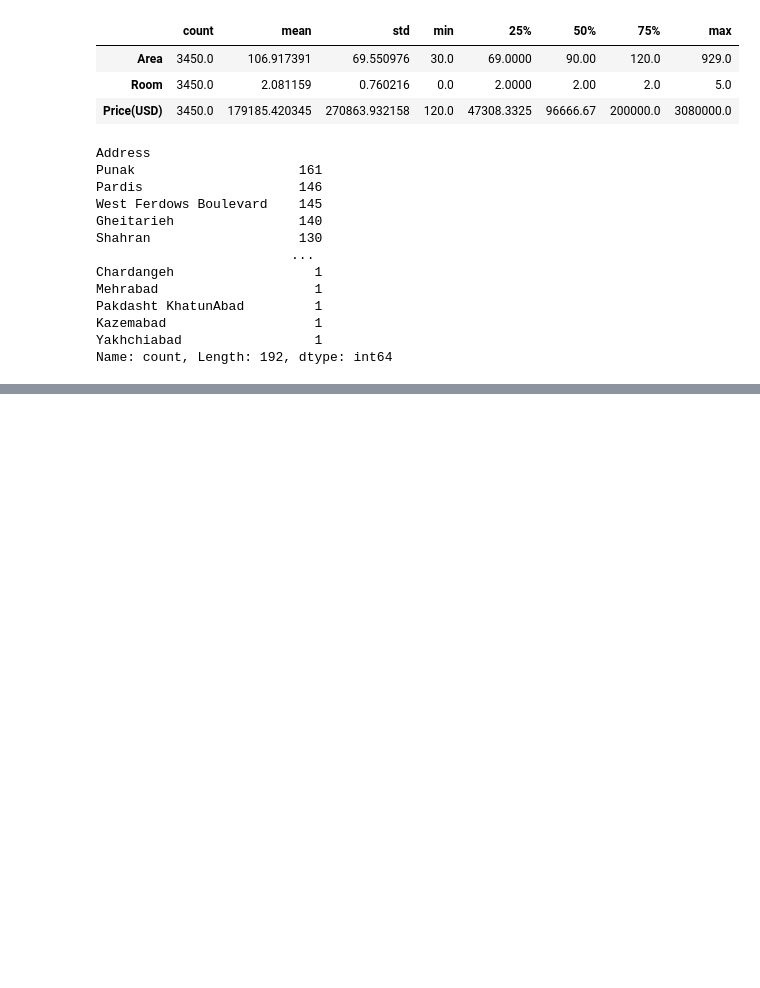
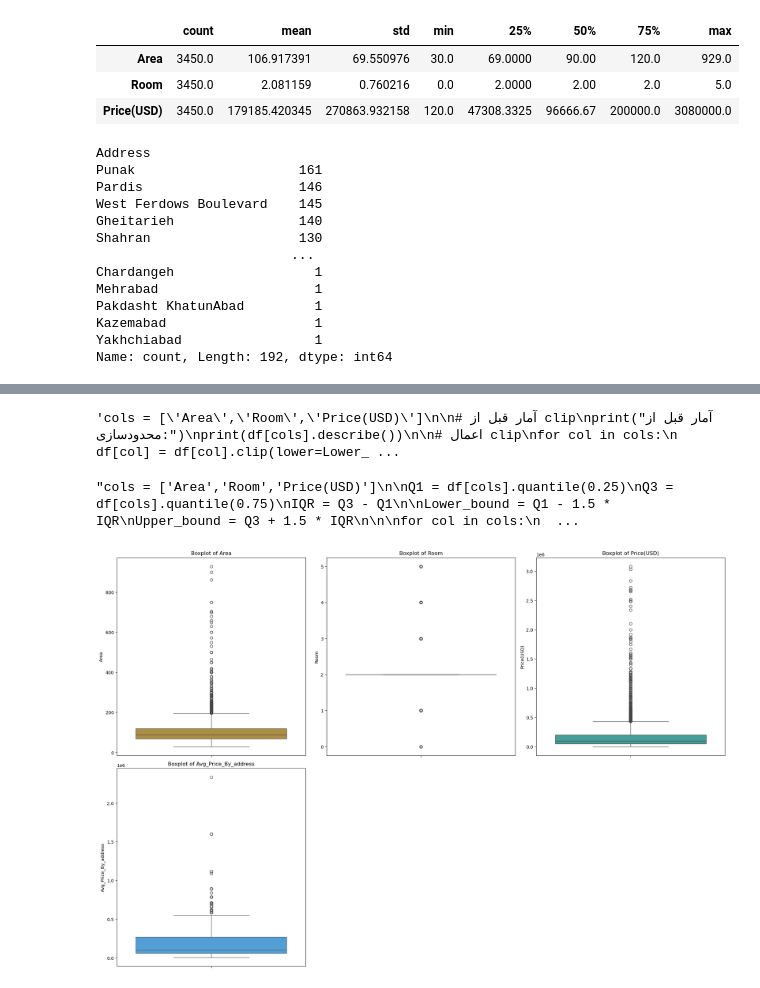
Before and after one commit to Moein1239/HousePrice_Tehran, a Jupyter notebook: Scripts/Houseprice_Tehran.ipynb, the cells around one changed output, grey strips where cells are left out. Saved outputs shown, nothing was run; the diff lists cells and outputs as text; code cells hidden in the pictures; blank space fills up the shorter version.

Commit message:
Added Boxplot & Review Outliers

```diff
--- a/Scripts/Houseprice_Tehran.ipynb
+++ b/Scripts/Houseprice_Tehran.ipynb
@@ -90,0 +91,47 @@ df.sample(8)
+# %%
+'''cols = ['Area','Room','Price(USD)']
+
+# آمار قبل از clip
+print("آمار قبل از محدودسازی:")
+print(df[cols].describe())
+
+# اعمال clip
+for col in cols:
+    df[col] = df[col].clip(lower=Lower_bound[col], upper=Upper_bound[col])
+
+# آمار بعد از clip
+print("\nآمار بعد از محدودسازی:")
+print(df[cols].describe())'''
+# %% [output]
+'cols = [\'Area\',\'Room\',\'Price(USD)\']\n\n# آمار قبل از clip\nprint("آمار قبل از محدودسازی:")\nprint(df[cols].describe())\n\n# اعمال clip\nfor col in cols:\n    df[col] = df[col].clip(lower=Lower_ ...
+# %%
+'''cols = ['Area','Room','Price(USD)']
+
+Q1 = df[cols].quantile(0.25)
+Q3 = df[cols].quantile(0.75)
+IQR = Q3 - Q1
+
+Lower_bound = Q1 - 1.5 * IQR
+Upper_bound = Q3 + 1.5 * IQR
+
+
+for col in cols:
+    df[col] = df[col].clip(lower=Lower_bound[col], upper=Upper_bound[col])'''
+# %% [output]
+"cols = ['Area','Room','Price(USD)']\n\nQ1 = df[cols].quantile(0.25)\nQ3 = df[cols].quantile(0.75)\nIQR = Q3 - Q1\n\nLower_bound = Q1 - 1.5 * IQR\nUpper_bound = Q3 + 1.5 * IQR\n\n\nfor col in cols:\n  ...
+# %%
+numerical_cols = df.select_dtypes(include=['int64', 'float64']).columns
+
+# Define color palette
+palette = sns.color_palette("husl")
+
+#to show Outliers in data
+plt.figure(figsize=(20, 20))
+for i, col in enumerate(numerical_cols, 1):
+    plt.subplot(3,3, i)
+    sns.boxplot(y=df[col], color=palette[i])
+    plt.title(f'Boxplot of {col}')
+plt.tight_layout()
+plt.show()
+# %% [output]
+[figure, added]
```
Also changed, not shown: parts of 1 cell of this notebook.
